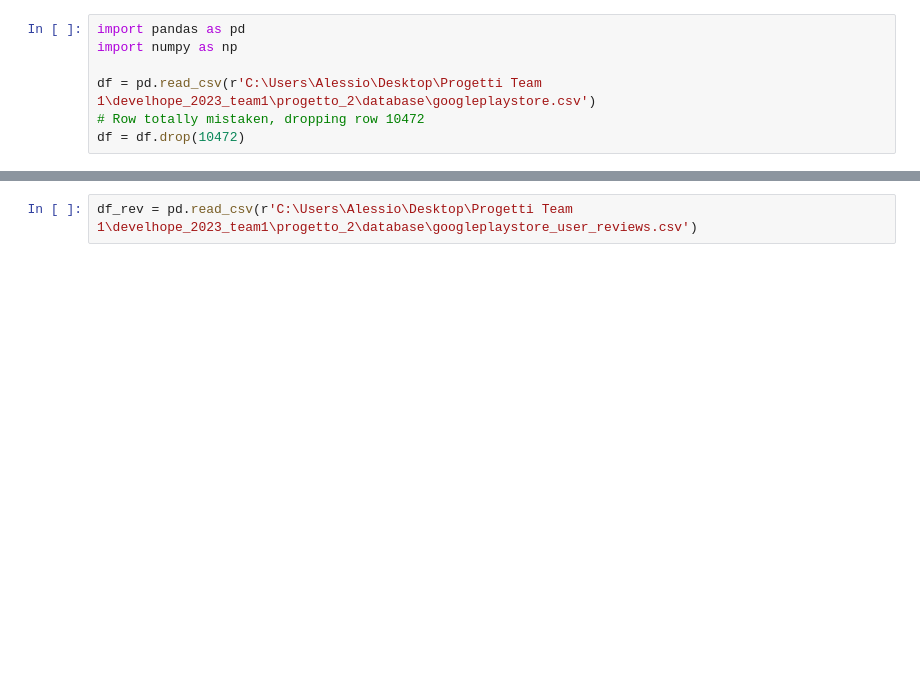
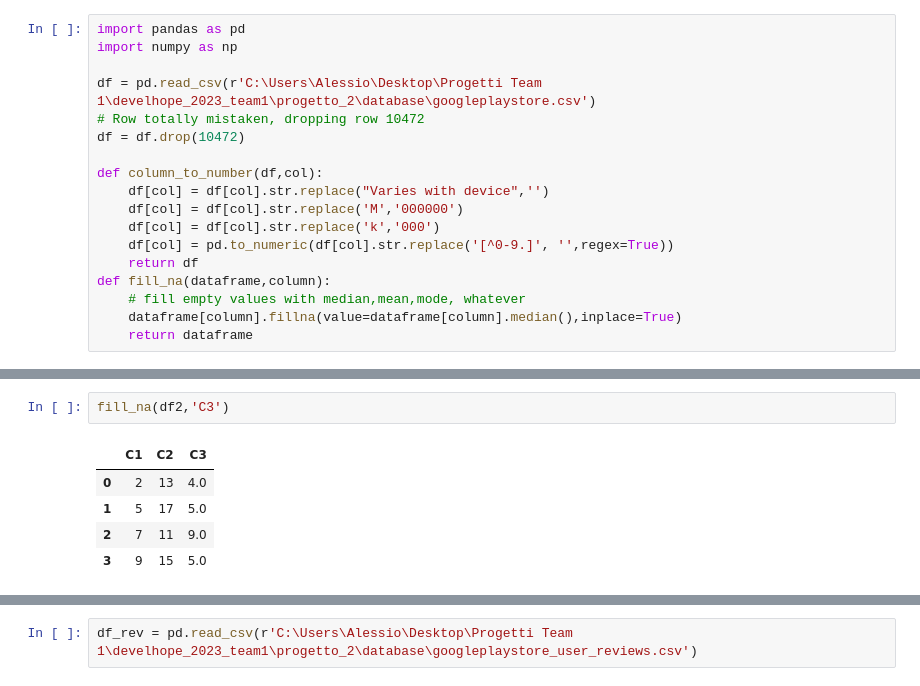
Before and after one commit to umbertocangelosi/playstore_automated_pipeline, a Jupyter notebook: progetto_2/test v2.ipynb, the cells around one changed output, grey strips where cells are left out. Saved outputs shown, nothing was run; the diff lists cells and outputs as text; blank space fills up the shorter version.

```diff
--- a/progetto_2/test v2.ipynb
+++ b/progetto_2/test v2.ipynb
@@ -5,3 +5,14 @@ import numpy as np
 df = pd.read_csv(r'C:\Users\Alessio\Desktop\Progetti Team 1\develhope_2023_team1\progetto_2\database\googleplaystore.csv')
 # Row totally mistaken, dropping row 10472
 df = df.drop(10472)
+
+def column_to_number(df,col):
+    df[col] = df[col].str.replace("Varies with device",'')
+    df[col] = df[col].str.replace('M','000000')
+    df[col] = df[col].str.replace('k','000')
+    df[col] = pd.to_numeric(df[col].str.replace('[^0-9.]', '',regex=True))
+    return df
+def fill_na(dataframe,column):
+    # fill empty values with median,mean,mode, whatever
+    dataframe[column].fillna(value=dataframe[column].median(),inplace=True)
+    return dataframe
@@ -7,0 +29,8 @@ df = df.drop(10472)
+# %%
+fill_na(df2,'C3')
+# %% [output]
+|  | C1 | C2 | C3 |
+| 0 | 2 | 13 | 4.0 |
+| 1 | 5 | 17 | 5.0 |
+| 2 | 7 | 11 | 9.0 |
+| 3 | 9 | 15 | 5.0 |
```
Also changed, not shown: parts of 17 cells of this notebook, 2 other files.
